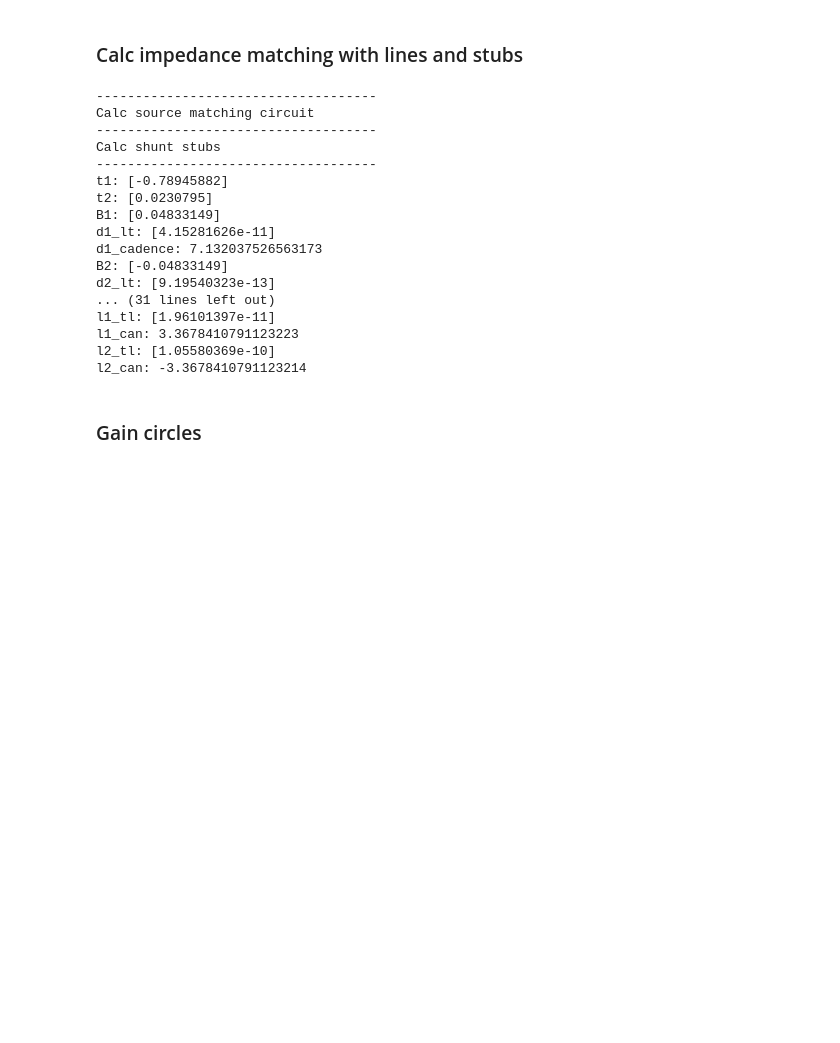
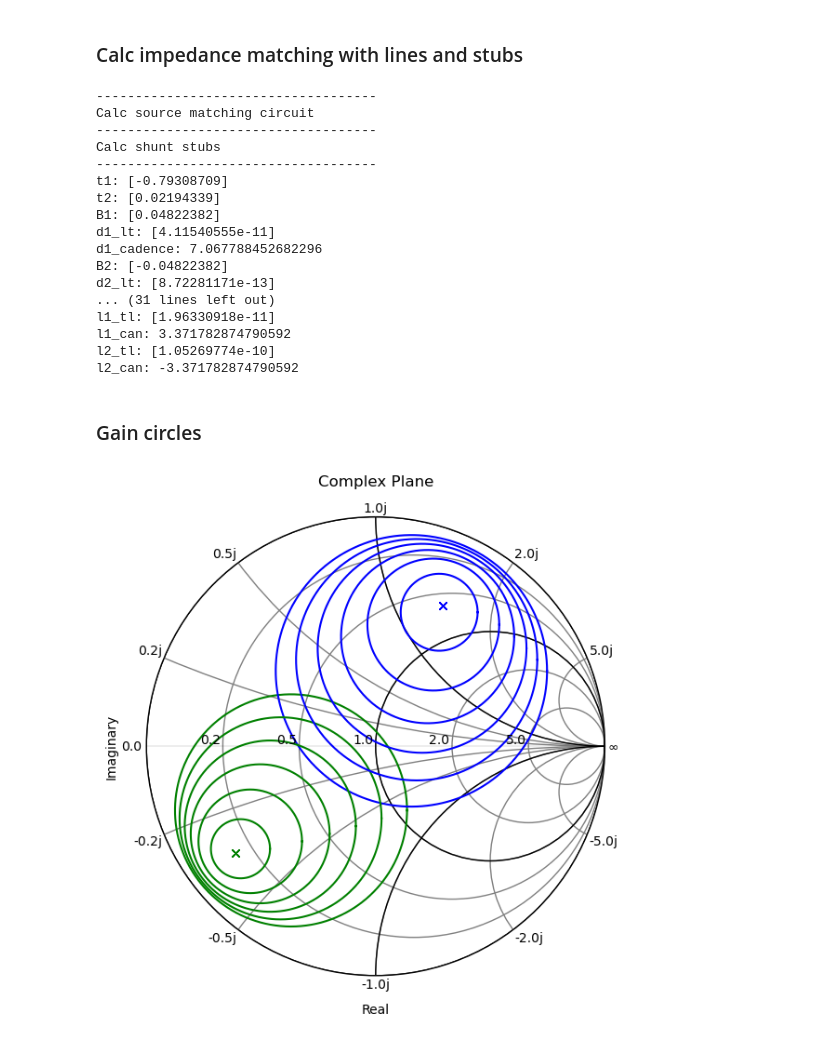
Before and after one commit to MartimAgostinho/ERF-Lab2, a Jupyter notebook: Python/contas.ipynb, the cells around one changed output. Cells and saved outputs as stored; diff of their text form; code cells hidden in the pictures; blank space fills up the shorter version.

```diff
--- a/Python/contas.ipynb
+++ b/Python/contas.ipynb
@@ -6,10 +6,10 @@ import numpy as np
 import skrf as rf
 
 # Load the S-parameter file
-bjt = rf.Network('Sparam.s2p', )
+bjt = rf.Network('Sparam-partI.s2p', )
 
 # Filter for 4 GHz
-freq_idx = np.where(np.isclose(bjt.f, 4e9, atol=1e7))[0][0]
+freq_idx = rf.util.find_nearest_index(bjt.f, 4e9)
 freq_point = bjt[freq_idx]
 
 # Define a function to calculate the square of the absolute value
@@ -63,8 +63,8 @@ mu = np.squeeze(mu)  # Remove any singleton dimensions
 MAG = np.squeeze(MAG)  # Remove any singleton dimensions
 
 # Print MAG at 4 Ghz
-val = MAG[np.where(np.isclose(bjt.f, 4e9, atol=1e7))]
-print('MAG at 4 GHz:', sum(val)/len(val))
+val = MAG[freq_idx]
+print('MAG at 4 GHz:', val)
 
 # Plotting k values
 plt.figure()
@@ -440,22 +440,22 @@ Calc source matching circuit
 ------------------------------------
 Calc shunt stubs
 ------------------------------------
-t1: [-0.78945882]
-t2: [0.0230795]
-B1: [0.04833149]
-d1_lt: [4.15281626e-11]
-d1_cadence: 7.132037526563173
-B2: [-0.04833149]
-d2_lt: [9.19540323e-13]
+t1: [-0.79308709]
+t2: [0.02194339]
+B1: [0.04822382]
+d1_lt: [4.11540555e-11]
+d1_cadence: 7.067788452682296
+B2: [-0.04822382]
+d2_lt: [8.72281171e-13]
 ... (31 lines left out)
-l1_tl: [1.96101397e-11]
-l1_can: 3.3678410791123223
-l2_tl: [1.05580369e-10]
-l2_can: -3.3678410791123214
+l1_tl: [1.96330918e-11]
+l1_can: 3.371782874790592
+l2_tl: [1.05269774e-10]
+l2_can: -3.371782874790592
 # %% [markdown]
 ### Gain circles
 # %%
-%matplotlib qt
+%matplotlib inline
 
 # prepare figure
 fig, ax = plt.subplots(1, 1, figsize=(7,8))
@@ -463,52 +463,54 @@ fig, ax = plt.subplots(1, 1, figsize=(7,8))
 # impedance smith chart
 rf.plotting.smith(ax = ax, draw_labels = True, chart_type = 'z')
 
-
 def calc_circle(c, r):
     theta = np.linspace(0, 2*np.pi, 1000)
     return c + r*np.exp(1.0j*theta)
 
-idx_4GHz = rf.util.find_nearest_index(bjt.f, 4e9)
-gmax = (sum(val)/len(val))
+freq_idx = rf.util.find_nearest_index(bjt.f, 4e9)
+
+gmax = val
 
 #gain = 12
 
 
 #percorer varios valores de ganho
 for gain in range(15, 27, 2):
 
-    ga = gain/(np.abs(bjt[idx_4GHz].s12.s))**2
-    cs = (ga*np.conj(C1))/(1+ga*(sqabs(bjt[idx_4GHz].s11.s) - sqabs(delta4GHz)))
-    rs = np.sqrt(1-2*k[idx_4GHz]*np.abs(bjt[idx_4GHz].s21.s*bjt[idx_4GHz].s12.s)*ga +
-                 (ga**2)*np.abs(bjt[idx_4GHz].s21.s*bjt[idx_4GHz].s12.s)**2) / np.abs(1+ga*(sqabs(bjt[idx_4GHz].s11.s) - sqabs(delta4GHz)))
+    ga = gain/(np.abs(bjt[freq_idx].s12.s))**2
+    cs = (ga*np.conj(C1))/(1+ga*(sqabs(bjt[freq_idx].s11.s) - sqabs(delta4GHz)))
+    rs = np.sqrt(1-2*k[freq_idx]*np.abs(bjt[freq_idx].s21.s*bjt[freq_idx].s12.s)*ga +
+                 (ga**2)*np.abs(bjt[freq_idx].s21.s*bjt[freq_idx].s12.s)**2) / np.abs(1+ga*(sqabs(bjt[freq_idx].s11.s) - sqabs(delta4GHz)))
 
-    gp = gain/(np.abs(bjt[idx_4GHz].s12.s))**2
-    cl = (gp*np.conj(C2))/(1+gp*(sqabs(bjt[idx_4GHz].s22.s) - sqabs(delta4GHz)))
-    rl = np.sqrt(1-2*k[idx_4GHz]*np.abs(bjt[idx_4GHz].s21.s*bjt[idx_4GHz].s12.s)*gp +
-                 (gp**2)*np.abs(bjt[idx_4GHz].s21.s*bjt[idx_4GHz].s12.s)**2) / np.abs(1+gp*(sqabs(bjt[idx_4GHz].s22.s) - sqabs(delta4GHz)))
+    gp = gain/(np.abs(bjt[freq_idx].s12.s))**2
+    cl = (gp*np.conj(C2))/(1+gp*(sqabs(bjt[freq_idx].s22.s) - sqabs(delta4GHz)))
+    rl = np.sqrt(1-2*k[freq_idx]*np.abs(bjt[freq_idx].s21.s*bjt[freq_idx].s12.s)*gp +
+                 (gp**2)*np.abs(bjt[freq_idx].s21.s*bjt[freq_idx].s12.s)**2) / np.abs(1+gp*(sqabs(bjt[freq_idx].s22.s) - sqabs(delta4GHz)))
 
     sgc = calc_circle(cs, rs)
     sgl = calc_circle(cl, rl)
     rf.plotting.plot_smith(s=np.squeeze(sgc), smith_r=1, color = 'green', draw_labels=True)
     rf.plotting.plot_smith(s=np.squeeze(sgl), smith_r=1, color = 'blue', draw_labels=True)
 
 #para ganho maximo raio =0
 gain = gmax
-ga = gain/(np.abs(bjt[idx_4GHz].s12.s))**2
-cs = (ga*np.conj(C1))/(1+ga*(sqabs(bjt[idx_4GHz].s11.s) - sqabs(delta4GHz)))
+ga = gain/(np.abs(bjt[freq_idx].s12.s))**2
+cs = (ga*np.conj(C1))/(1+ga*(sqabs(bjt[freq_idx].s11.s) - sqabs(delta4GHz)))
 rs = 0
 
-gp = gain/(np.abs(bjt[idx_4GHz].s12.s))**2
-cl = (gp*np.conj(C2))/(1+gp*(sqabs(bjt[idx_4GHz].s22.s) - sqabs(delta4GHz)))
+gp = gain/(np.abs(bjt[freq_idx].s12.s))**2
+cl = (gp*np.conj(C2))/(1+gp*(sqabs(bjt[freq_idx].s22.s) - sqabs(delta4GHz)))
 rl = 0
 
 sgc = calc_circle(cs, rs)
 sgl = calc_circle(cl, rl)
 rf.plotting.plot_smith(s=np.squeeze(sgc), smith_r=1, color = 'green', draw_labels=True, marker = 'x')
 rf.plotting.plot_smith(s=np.squeeze(sgl), smith_r=1, color = 'blue', draw_labels=True, marker ='x')
 
 
 #ss = rf.z2s(z=np.array([[[(zs.item())*50]]]), z0=50)
 #sl = rf.z2s(z=np.array([[[(zl.item())*50]]]), z0=50)
 #rf.plotting.plot_smith(s=ss[0][0], smith_r=1, color = 'green', marker = 'x')
 #rf.plotting.plot_smith(s=sl[0][0], smith_r=1, color = 'blue', marker = 'x')
+# %% [output]
+[figure, added]
```
Also changed, not shown: parts of 3 cells of this notebook, 10 other files.
